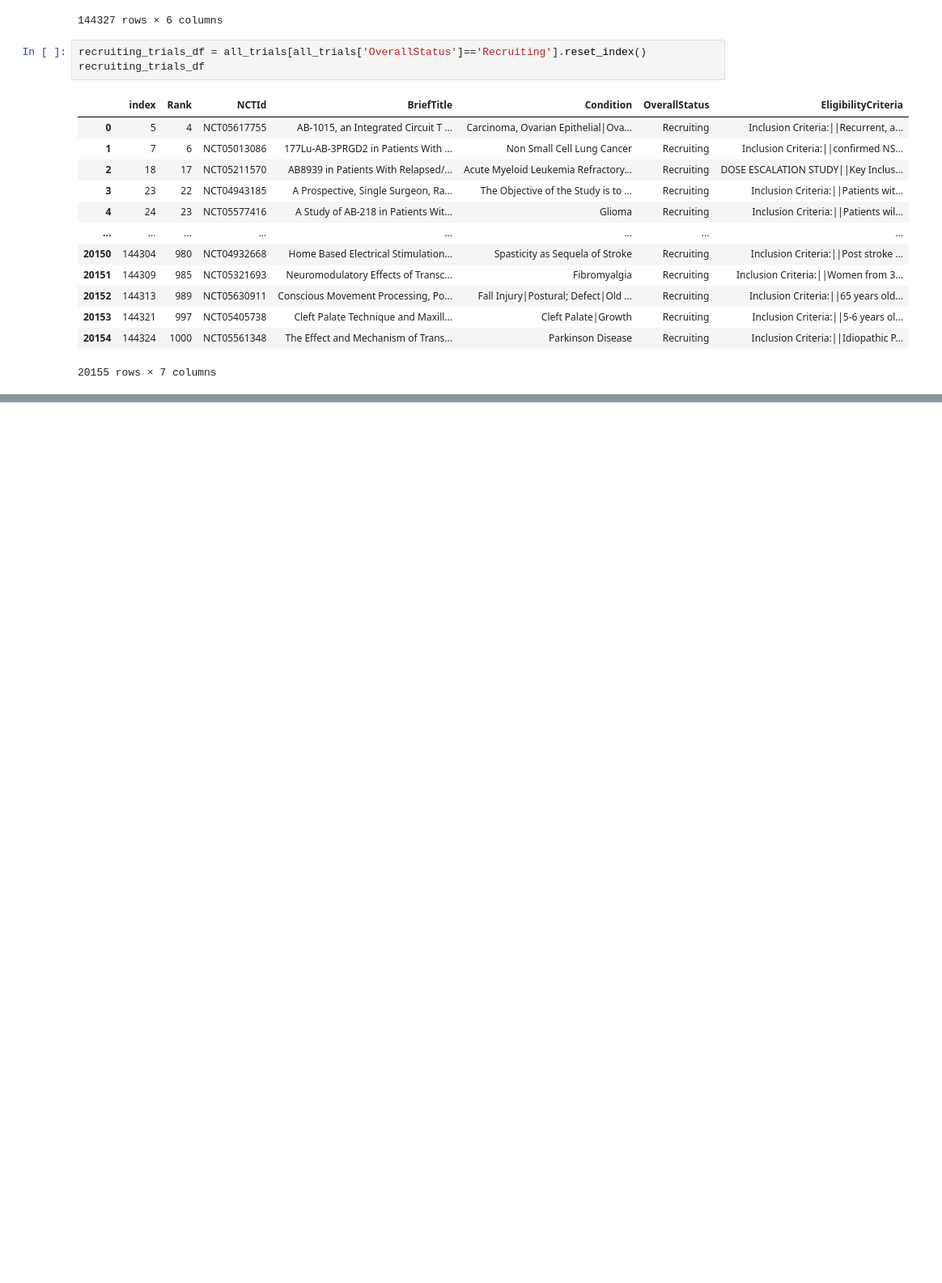
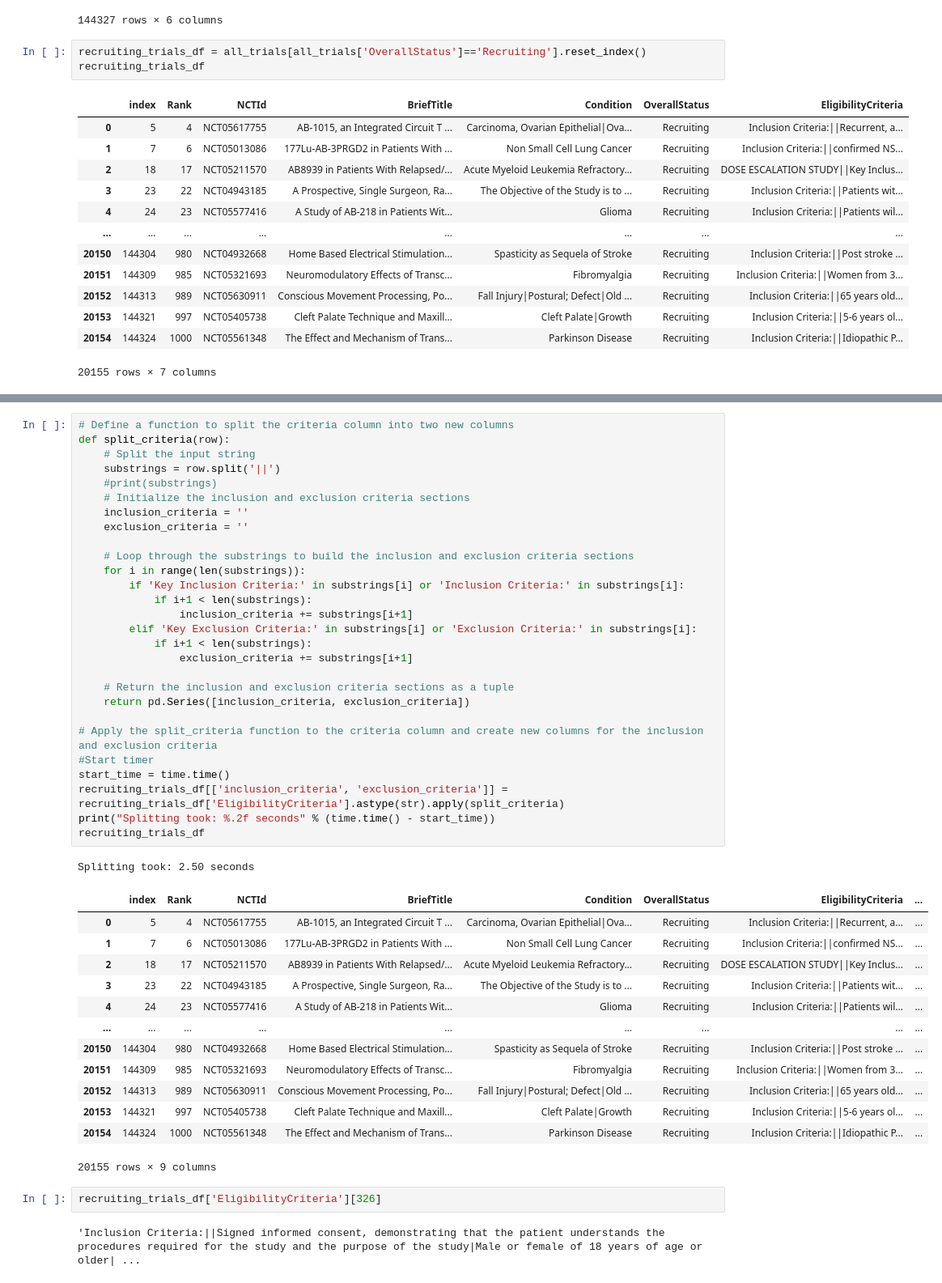
Before and after one commit to victormurcia/CTS_Test, a Jupyter notebook: CTS_Unifying_Routines.ipynb, the cells around one changed output, grey strips where cells are left out. Shown at 81% size. Cells and saved outputs as stored; diff of their text form; blank space fills up the shorter version.

```diff
--- a/CTS_Unifying_Routines.ipynb
+++ b/CTS_Unifying_Routines.ipynb
@@ -488,0 +516,47 @@ AttributeError: ignored
+# %%
+# Define a function to split the criteria column into two new columns
+def split_criteria(row):
+    # Split the input string
+    substrings = row.split('||')
+    #print(substrings)
+    # Initialize the inclusion and exclusion criteria sections
+    inclusion_criteria = ''
+    exclusion_criteria = ''
+
+    # Loop through the substrings to build the inclusion and exclusion criteria sections
+    for i in range(len(substrings)):
+        if 'Key Inclusion Criteria:' in substrings[i] or 'Inclusion Criteria:' in substrings[i]:
+            if i+1 < len(substrings):
+                inclusion_criteria += substrings[i+1]
+        elif 'Key Exclusion Criteria:' in substrings[i] or 'Exclusion Criteria:' in substrings[i]:
+            if i+1 < len(substrings):
+                exclusion_criteria += substrings[i+1]
+
+    # Return the inclusion and exclusion criteria sections as a tuple
+    return pd.Series([inclusion_criteria, exclusion_criteria])
+
+# Apply the split_criteria function to the criteria column and create new columns for the inclusion and exclusion criteria
+#Start timer
+start_time = time.time()
+recruiting_trials_df[['inclusion_criteria', 'exclusion_criteria']] = recruiting_trials_df['EligibilityCriteria'].astype(str).apply(split_criteria)
+print("Splitting took: %.2f seconds" % (time.time() - start_time))
+recruiting_trials_df
+# %% [output]
+Splitting took: 2.50 seconds
+|  | index | Rank | NCTId | BriefTitle | Condition | OverallStatus | EligibilityCriteria | ... |
+| 0 | 5 | 4 | NCT05617755 | AB-1015, an Integrated Circuit T ... | Carcinoma, Ovarian Epithelial|Ova... | Recruiting | Inclusion Criteria:||Recurrent, a... | ... |
+| 1 | 7 | 6 | NCT05013086 | 177Lu-AB-3PRGD2 in Patients With ... | Non Small Cell Lung Cancer | Recruiting | Inclusion Criteria:||confirmed NS... | ... |
+| 2 | 18 | 17 | NCT05211570 | AB8939 in Patients With Relapsed/... | Acute Myeloid Leukemia Refractory... | Recruiting | DOSE ESCALATION STUDY||Key Inclus... | ... |
+| 3 | 23 | 22 | NCT04943185 | A Prospective, Single Surgeon, Ra... | The Objective of the Study is to ... | Recruiting | Inclusion Criteria:||Patients wit... | ... |
+| 4 | 24 | 23 | NCT05577416 | A Study of AB-218 in Patients Wit... | Glioma | Recruiting | Inclusion Criteria:||Patients wil... | ... |
+| ... | ... | ... | ... | ... | ... | ... | ... | ... |
+| 20150 | 144304 | 980 | NCT04932668 | Home Based Electrical Stimulation... | Spasticity as Sequela of Stroke | Recruiting | Inclusion Criteria:||Post stroke ... | ... |
+| 20151 | 144309 | 985 | NCT05321693 | Neuromodulatory Effects of Transc... | Fibromyalgia | Recruiting | Inclusion Criteria:||Women from 3... | ... |
+| 20152 | 144313 | 989 | NCT05630911 | Conscious Movement Processing, Po... | Fall Injury|Postural; Defect|Old ... | Recruiting | Inclusion Criteria:||65 years old... | ... |
+| 20153 | 144321 | 997 | NCT05405738 | Cleft Palate Technique and Maxill... | Cleft Palate|Growth | Recruiting | Inclusion Criteria:||5-6 years ol... | ... |
+| 20154 | 144324 | 1000 | NCT05561348 | The Effect and Mechanism of Trans... | Parkinson Disease | Recruiting | Inclusion Criteria:||Idiopathic P... | ... |
+20155 rows × 9 columns
+# %%
+recruiting_trials_df['EligibilityCriteria'][326]
+# %% [output]
+'Inclusion Criteria:||Signed informed consent, demonstrating that the patient understands the procedures required for the study and the purpose of the study|Male or female of 18 years of age or older| ...
```
Also changed, not shown: parts of 4 cells of this notebook.
